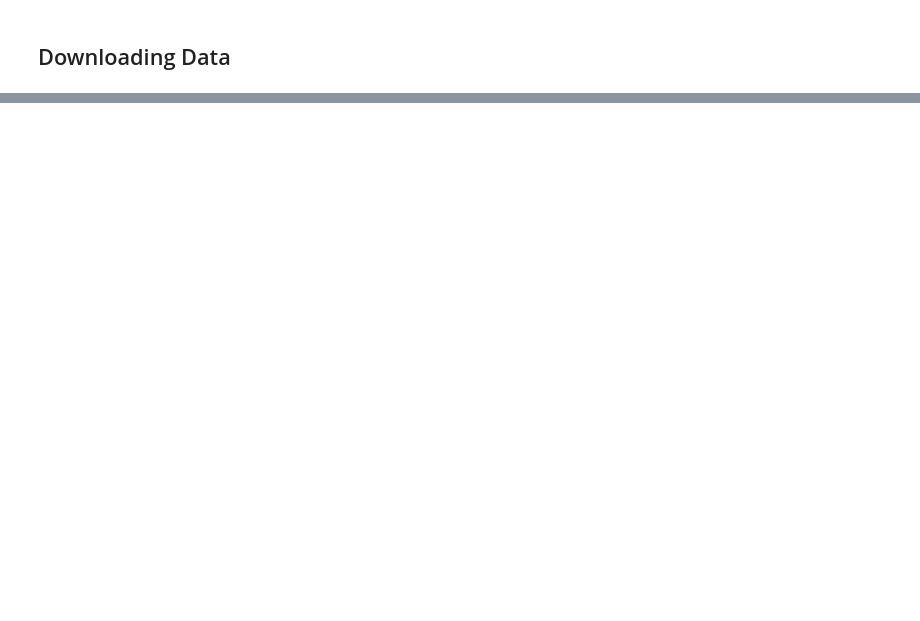
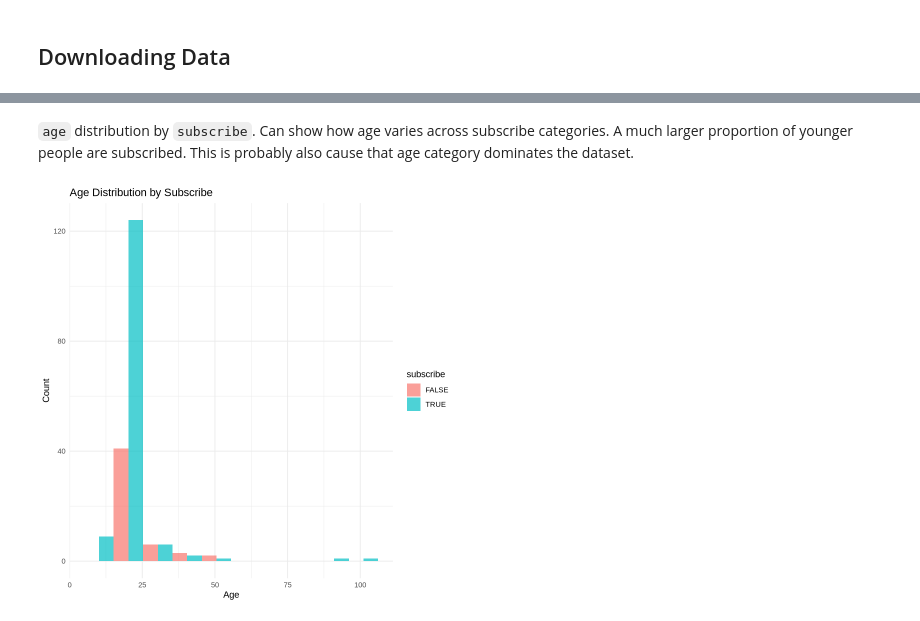
Before and after one commit to Jaden51/dsci-100-project-008-30, a Jupyter notebook: project_file.ipynb, the cells around one changed output, grey strips where cells are left out. Saved outputs shown, nothing was run; the diff lists cells and outputs as text; code cells hidden in the pictures; blank space fills up the shorter version.

```diff
--- a/project_file.ipynb
+++ b/project_file.ipynb
@@ -261,0 +176,9 @@ A data.frame: 6 × 6
+# %% [markdown]
+`age` distribution by `subscribe`. Can show how age varies across subscribe categories. A much larger proportion of younger people are subscribed. This is probably also cause that age category dominates the dataset.
+# %%
+ggplot(players, aes(x = age, fill = subscribe)) +
+    geom_histogram(position = "dodge", bins = 10, alpha = 0.7) +
+    labs(title = "Age Distribution by Subscribe", x = "Age", y = "Count") +
+    theme_minimal()
+# %% [output]
+[figure, added]
```
Also changed, not shown: parts of 42 cells of this notebook.
